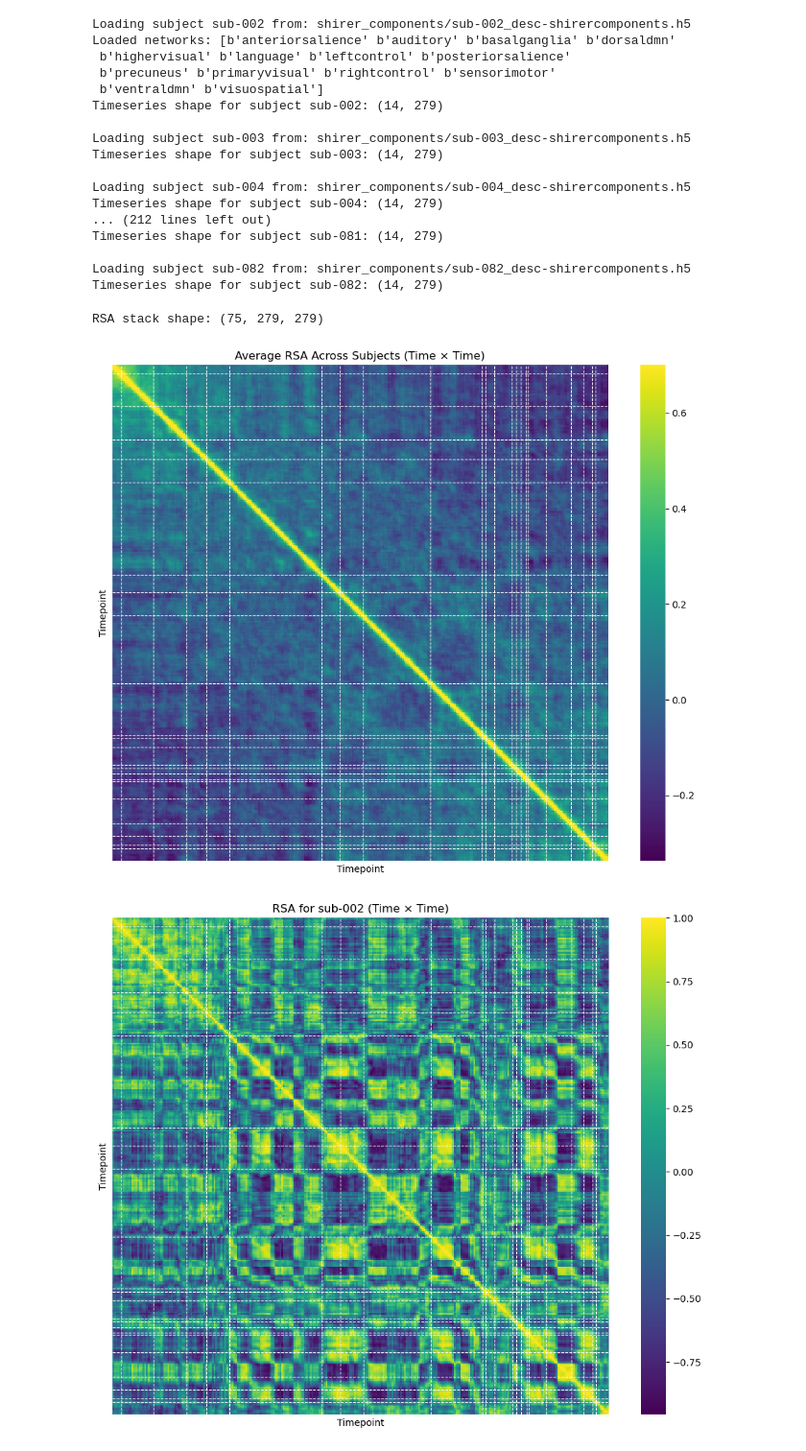
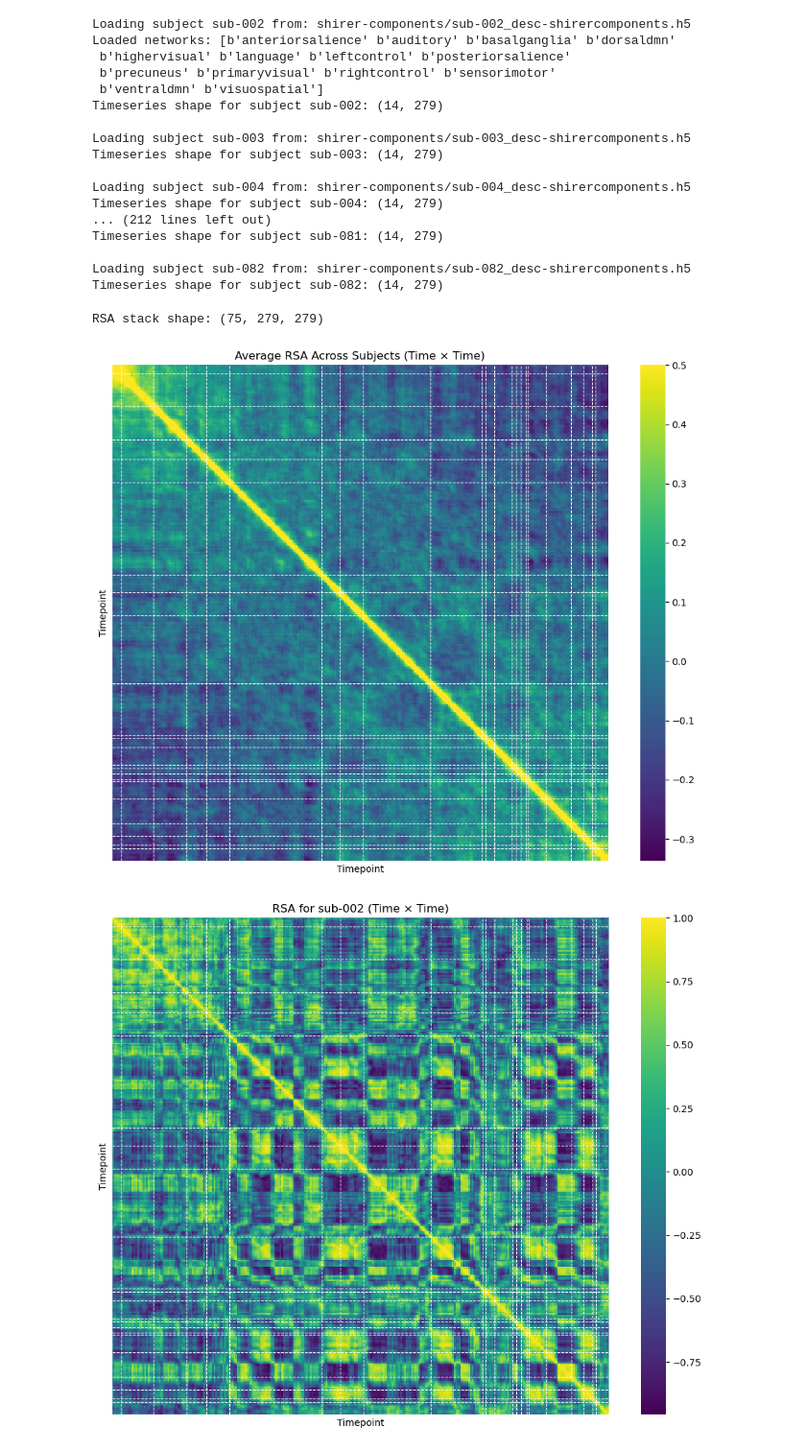
Before and after one commit to natalie-mcclain/narratives-project, a Jupyter notebook: RSA_time.ipynb, the cells around one changed output. Shown at 96% size. Drawn from its saved outputs; the diff is of its cells as text; code cells hidden in the pictures.

Commit message:
state brain figures

```diff
--- a/RSA_time.ipynb
+++ b/RSA_time.ipynb
@@ -22,7 +22,7 @@ timeseries_dict = {}
 networks = None
 
 for subj in subject_list:
-    file_path = f'shirer_components/{subj}_desc-shirercomponents.h5'
+    file_path = f'shirer-components/{subj}_desc-shirercomponents.h5'
 
     print(f"\nLoading subject {subj} from: {file_path}")
 
@@ -37,22 +37,22 @@ for subj in subject_list:
         timeseries_dict[subj] = data
         print(f"Timeseries shape for subject {subj}:", data.shape)
 # %% [output]
-Loading subject sub-002 from: shirer_components/sub-002_desc-shirercomponents.h5
+Loading subject sub-002 from: shirer-components/sub-002_desc-shirercomponents.h5
 Loaded networks: [b'anteriorsalience' b'auditory' b'basalganglia' b'dorsaldmn'
  b'highervisual' b'language' b'leftcontrol' b'posteriorsalience'
  b'precuneus' b'primaryvisual' b'rightcontrol' b'sensorimotor'
  b'ventraldmn' b'visuospatial']
 Timeseries shape for subject sub-002: (14, 279)
 
-Loading subject sub-003 from: shirer_components/sub-003_desc-shirercomponents.h5
+Loading subject sub-003 from: shirer-components/sub-003_desc-shirercomponents.h5
 Timeseries shape for subject sub-003: (14, 279)
 
-Loading subject sub-004 from: shirer_components/sub-004_desc-shirercomponents.h5
+Loading subject sub-004 from: shirer-components/sub-004_desc-shirercomponents.h5
 Timeseries shape for subject sub-004: (14, 279)
 ... (212 lines left out)
 Timeseries shape for subject sub-081: (14, 279)
 
-Loading subject sub-082 from: shirer_components/sub-082_desc-shirercomponents.h5
+Loading subject sub-082 from: shirer-components/sub-082_desc-shirercomponents.h5
 Timeseries shape for subject sub-082: (14, 279)
 # %%
 import pandas as pd
@@ -131,35 +131,35 @@ rsa_matrices_padded = []
 for rsa in rsa_matrices:
     T = rsa.shape[0]
     if T < max_T:
         padded = np.full((max_T, max_T), np.nan)
         padded[:T, :T] = rsa
         rsa_matrices_padded.append(padded)
     else:
         rsa_matrices_padded.append(rsa)
 
 rsa_stack = np.stack(rsa_matrices_padded, axis=0)  # shape: (subjects, T, T)
 print("RSA stack shape:", rsa_stack.shape)
 
 # Step 3: Average across subjects
 rsa_avg = np.nanmean(rsa_stack, axis=0)
 
 # Step 4: Visualize
 plt.figure(figsize=(10, 8))
-sns.heatmap(rsa_avg, cmap='viridis', square=True, xticklabels=False, yticklabels=False, vmax=0.7)
+sns.heatmap(rsa_avg, cmap='viridis', square=True, xticklabels=False, yticklabels=False, vmax=0.5)
 plt.title("Average RSA Across Subjects (Time × Time)")
 plt.xlabel("Timepoint")
 plt.ylabel("Timepoint")
 
 # Add vertical and horizontal lines at event boundaries
 for loc in boundary_locs:
     plt.axvline(x=loc, color='white', linestyle='--', linewidth=0.8)
     plt.axhline(y=loc, color='white', linestyle='--', linewidth=0.8)
 
 plt.tight_layout()
 plt.show()
 # %% [output]
 RSA stack shape: (75, 279, 279)
-[figure, old version]
+[figure, new version]
 # %%
 # Index of sub-002 in the list
 subj_index = subject_list.index("sub-002")
```
Also changed, not shown: 16 other files.
